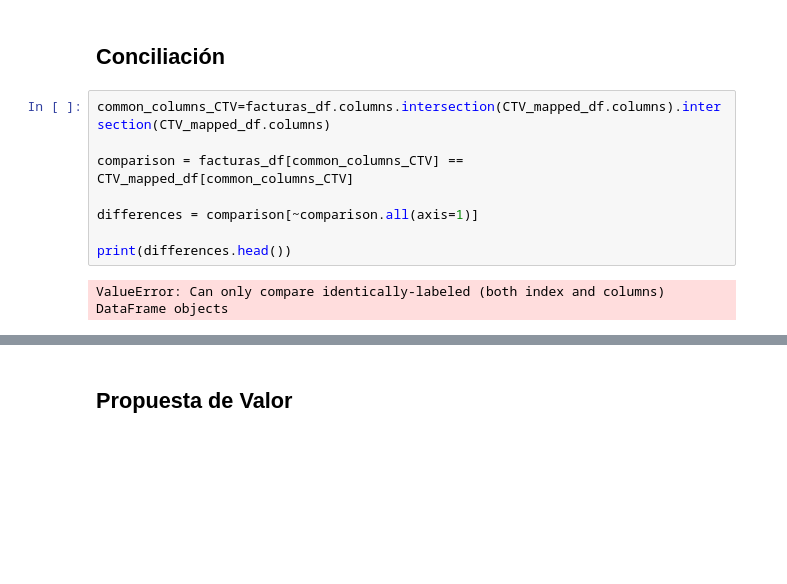
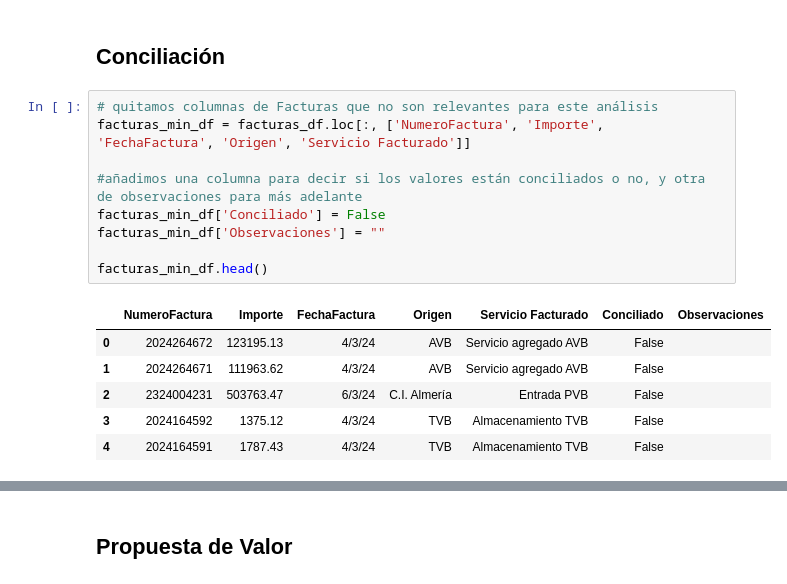
Before and after one commit to kikekzm/Data-Projects, a Jupyter notebook: ENGIE-Caso/Caso_Engie.ipynb, the cells around one changed output, grey strips where cells are left out. Drawn from its saved outputs; the diff is of its cells as text; blank space fills up the shorter version.

```diff
--- a/ENGIE-Caso/Caso_Engie.ipynb
+++ b/ENGIE-Caso/Caso_Engie.ipynb
@@ -173,13 +186,19 @@ print(IAC_mapped_df.head())
 Con esto ya tenemos los Deals listos para compararlos con Facturas (Conciliación)
 # %% [markdown]
 ## Conciliación
-# %%
-common_columns_CTV=facturas_df.columns.intersection(CTV_mapped_df.columns).intersection(CTV_mapped_df.columns)
-
-comparison = facturas_df[common_columns_CTV] == CTV_mapped_df[common_columns_CTV]
-
-differences = comparison[~comparison.all(axis=1)]
-
-print(differences.head())
-# %% [output]
-ValueError: Can only compare identically-labeled (both index and columns) DataFrame objects
+# %%
+# quitamos columnas de Facturas que no son relevantes para este análisis
+facturas_min_df = facturas_df.loc[:, ['NumeroFactura', 'Importe', 'FechaFactura', 'Origen', 'Servicio Facturado']]
+
+#añadimos una columna para decir si los valores están conciliados o no, y otra de observaciones para más adelante
+facturas_min_df['Conciliado'] = False
+facturas_min_df['Observaciones'] = ""
+
+facturas_min_df.head()
+# %% [output]
+|  | NumeroFactura | Importe | FechaFactura | Origen | Servicio Facturado | Conciliado | Observaciones |
+| 0 | 2024264672 | 123195.13 | 4/3/24 | AVB | Servicio agregado AVB | False |  |
+| 1 | 2024264671 | 111963.62 | 4/3/24 | AVB | Servicio agregado AVB | False |  |
+| 2 | 2324004231 | 503763.47 | 6/3/24 | C.I. Almería | Entrada PVB | False |  |
+| 3 | 2024164592 | 1375.12 | 4/3/24 | TVB | Almacenamiento TVB | False |  |
+| 4 | 2024164591 | 1787.43 | 4/3/24 | TVB | Almacenamiento TVB | False |  |
```
Also changed, not shown: parts of 5 cells of this notebook.
